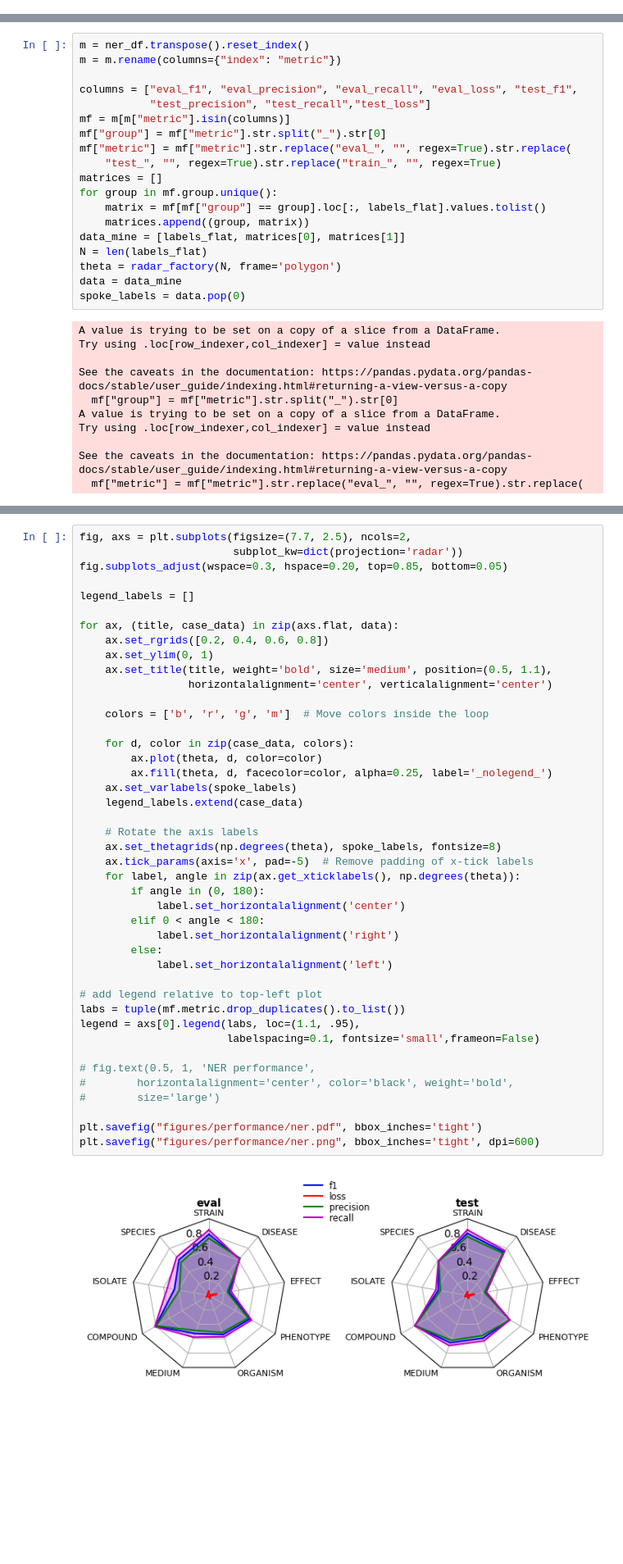
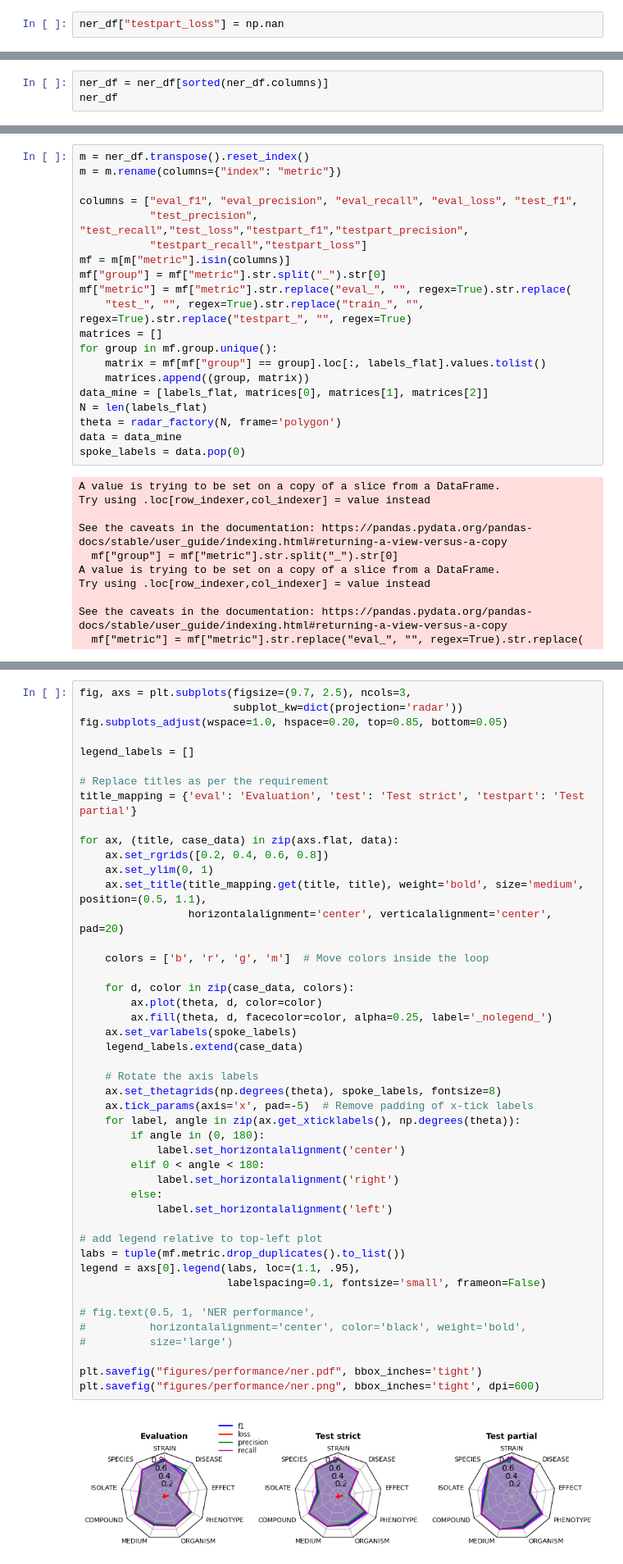
Before and after one commit to danielzmbp/NLP4Pheno, a Jupyter notebook: notebooks/figure_models_performance.ipynb, the cells around one changed output, grey strips where cells are left out. Shown at 82% size. Drawn from its saved outputs; the diff is of its cells as text; blank space fills up the shorter version.

Commit message:
add partial metrics

```diff
--- a/notebooks/figure_models_performance.ipynb
+++ b/notebooks/figure_models_performance.ipynb
@@ -108,0 +130,2 @@ ner_df = pd.read_csv(ner_file, delimiter="\t", index_col=0)
+# %%
+ner_df["testpart_loss"] = np.nan
@@ -108,0 +134,3 @@ ner_df = pd.read_csv(ner_file, delimiter="\t", index_col=0)
+# %%
+ner_df = ner_df[sorted(ner_df.columns)]
+ner_df
@@ -115,16 +153,17 @@ m = ner_df.transpose().reset_index()
 m = m.rename(columns={"index": "metric"})
 
 columns = ["eval_f1", "eval_precision", "eval_recall", "eval_loss", "test_f1",
-           "test_precision", "test_recall","test_loss"]
+           "test_precision", "test_recall","test_loss","testpart_f1","testpart_precision",
+           "testpart_recall","testpart_loss"]
 mf = m[m["metric"].isin(columns)]
 mf["group"] = mf["metric"].str.split("_").str[0]
 mf["metric"] = mf["metric"].str.replace("eval_", "", regex=True).str.replace(
-    "test_", "", regex=True).str.replace("train_", "", regex=True)
+    "test_", "", regex=True).str.replace("train_", "", regex=True).str.replace("testpart_", "", regex=True)
 matrices = []
 for group in mf.group.unique():
     matrix = mf[mf["group"] == group].loc[:, labels_flat].values.tolist()
     matrices.append((group, matrix))
-data_mine = [labels_flat, matrices[0], matrices[1]]
+data_mine = [labels_flat, matrices[0], matrices[1], matrices[2]]
 N = len(labels_flat)
 theta = radar_factory(N, frame='polygon')
 data = data_mine
@@ -143,48 +198,51 @@ See the caveats in the documentation: https://pandas.pydata.org/pandas-docs/stab
 # %%
-fig, axs = plt.subplots(figsize=(7.7, 2.5), ncols=2,
+fig, axs = plt.subplots(figsize=(9.7, 2.5), ncols=3,
 						subplot_kw=dict(projection='radar'))
-fig.subplots_adjust(wspace=0.3, hspace=0.20, top=0.85, bottom=0.05)
+fig.subplots_adjust(wspace=1.0, hspace=0.20, top=0.85, bottom=0.05)
 
 legend_labels = []
+
+# Replace titles as per the requirement
+title_mapping = {'eval': 'Evaluation', 'test': 'Test strict', 'testpart': 'Test partial'}
 
 for ax, (title, case_data) in zip(axs.flat, data):
 	ax.set_rgrids([0.2, 0.4, 0.6, 0.8])
 	ax.set_ylim(0, 1)
-	ax.set_title(title, weight='bold', size='medium', position=(0.5, 1.1),
-				 horizontalalignment='center', verticalalignment='center')
+	ax.set_title(title_mapping.get(title, title), weight='bold', size='medium', position=(0.5, 1.1),
+				 horizontalalignment='center', verticalalignment='center', pad=20)
 
 	colors = ['b', 'r', 'g', 'm']  # Move colors inside the loop
 
 	for d, color in zip(case_data, colors):
 		ax.plot(theta, d, color=color)
 		ax.fill(theta, d, facecolor=color, alpha=0.25, label='_nolegend_')
 	ax.set_varlabels(spoke_labels)
 	legend_labels.extend(case_data)
 
 	# Rotate the axis labels
 	ax.set_thetagrids(np.degrees(theta), spoke_labels, fontsize=8)
 	ax.tick_params(axis='x', pad=-5)  # Remove padding of x-tick labels
 	for label, angle in zip(ax.get_xticklabels(), np.degrees(theta)):
 		if angle in (0, 180):
 			label.set_horizontalalignment('center')
 		elif 0 < angle < 180:
 			label.set_horizontalalignment('right')
 		else:
 			label.set_horizontalalignment('left')
 
 # add legend relative to top-left plot
 labs = tuple(mf.metric.drop_duplicates().to_list())
 legend = axs[0].legend(labs, loc=(1.1, .95),
-					   labelspacing=0.1, fontsize='small',frameon=False)
+					   labelspacing=0.1, fontsize='small', frameon=False)
 
 # fig.text(0.5, 1, 'NER performance',
-# 		 horizontalalignment='center', color='black', weight='bold',
-# 		 size='large')
+#          horizontalalignment='center', color='black', weight='bold',
+#          size='large')
 
 plt.savefig("figures/performance/ner.pdf", bbox_inches='tight')
 plt.savefig("figures/performance/ner.png", bbox_inches='tight', dpi=600)
 # %% [output]
-[figure, old version]
+[figure, new version]
 # %% [markdown]
 #### REL
 # %%
```
Also changed, not shown: parts of 7 cells of this notebook.
